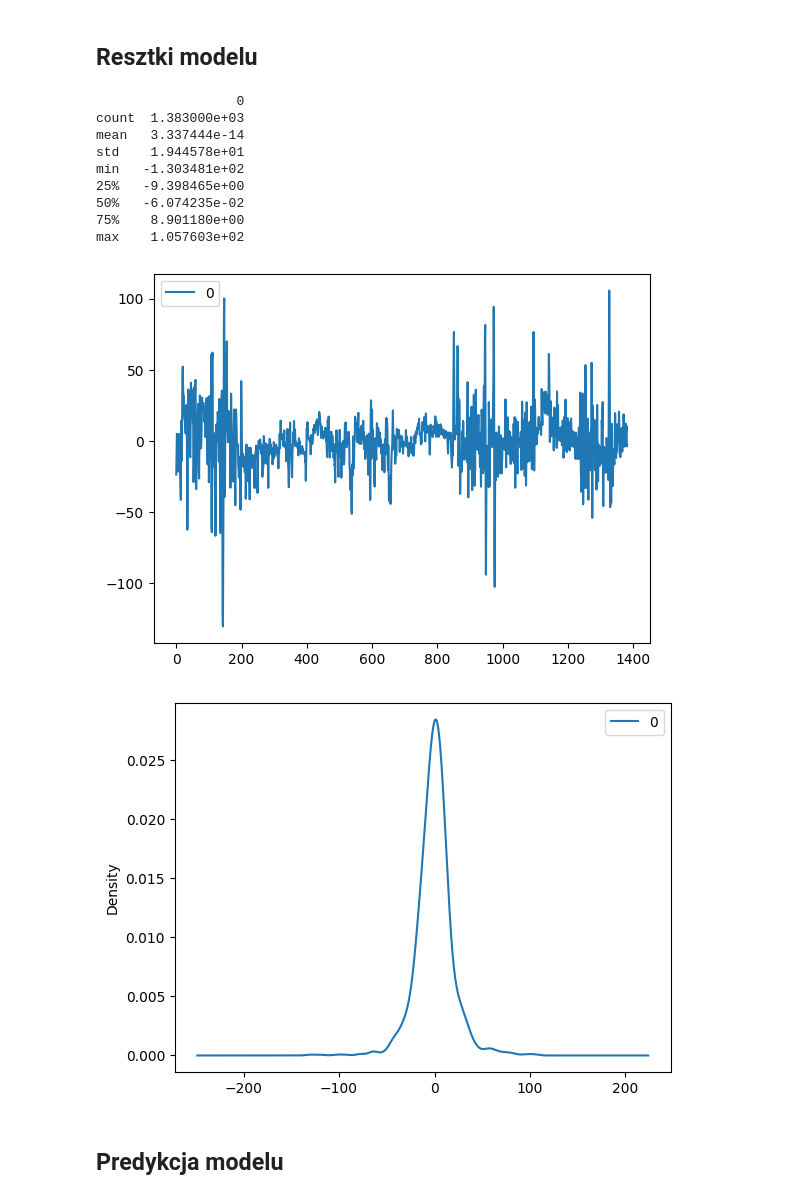
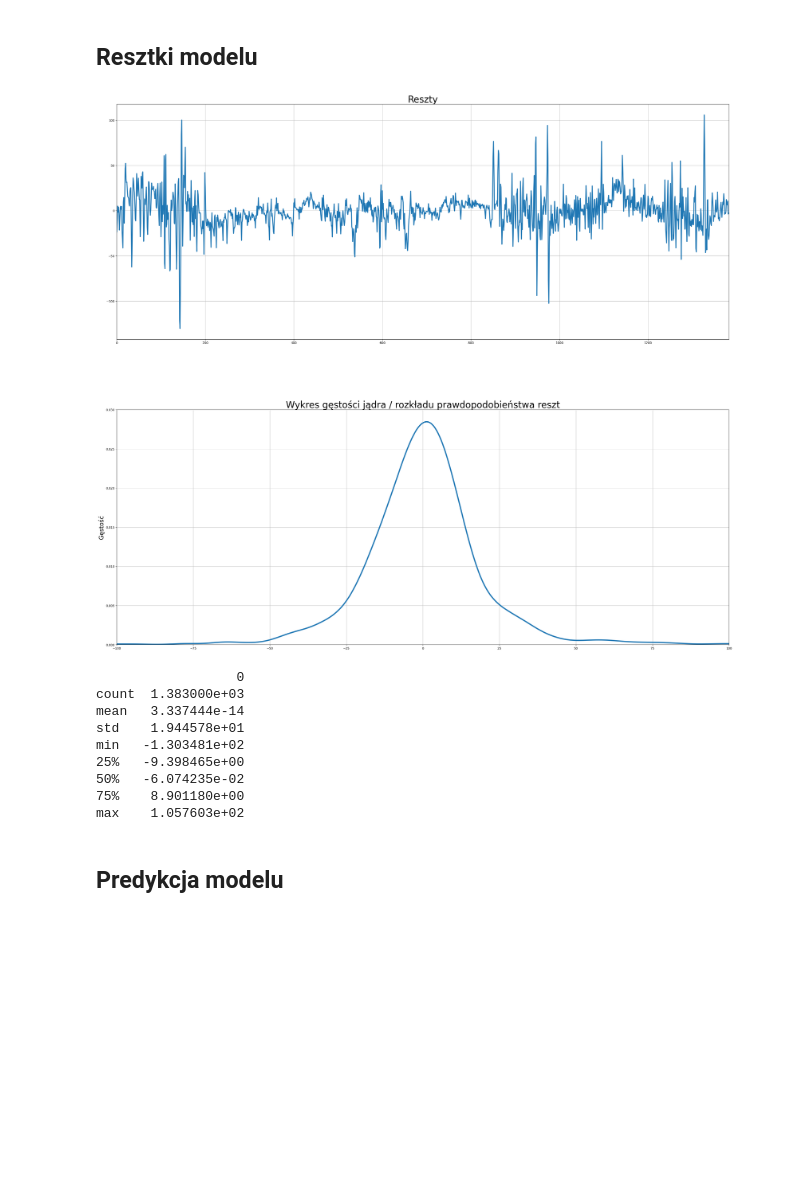
Before and after one commit to math-insight/water-level-estimation, a Jupyter notebook: src/model.ipynb, the cells around one changed output. Cells and saved outputs as stored; diff of their text form; code cells hidden in the pictures; blank space fills up the shorter version.

Commit message:
Updated pred, errors and residuals plots

```diff
--- a/src/model.ipynb
+++ b/src/model.ipynb
@@ -87,30 +87,42 @@ Notes:
 strong multicollinearity or other numerical problems.
 # %% [markdown]
 ## Resztki modelu
-# %%
-# Dataframe z resztami modelu
-residuals = pd.DataFrame(model.resid)
-
-# Wykres reszt
-residuals.plot()
-
-# Wykres gęstości jądra reszt / rozkład prawdopodobieństwa reszt
-residuals.plot(kind='kde')
-
-# Statystyki opisowe reszt
-print(residuals.describe())
-# %% [output]
-                  0
-count  1.383000e+03
-mean   3.337444e-14
-std    1.944578e+01
-min   -1.303481e+02
-25%   -9.398465e+00
-50%   -6.074235e-02
-75%    8.901180e+00
-max    1.057603e+02
-[figure, removed]
-[figure, removed]
+# %%
+# Dataframe z resztami modelu
+residuals = pd.DataFrame(model.resid)
+
+# Wykres reszt
+fig, axes = plt.subplots(figsize=(36,32), ncols=1, nrows=2, gridspec_kw={'hspace': 0.3})
+residuals.plot(ax = axes[0], linewidth=3)
+axes[0].set_xlim(0, len(residuals))
+axes[0].set_title('Reszty', fontsize=30)
+axes[0].legend().set_visible(False)
+axes[0].grid()
+
+# Wykres gęstości jądra reszt / rozkład prawdopodobieństwa reszt
+residuals.plot(kind='kde', ax=axes[1], linewidth=4)
+axes[1].set_xlim(-100, 100)
+axes[1].set_ylim(0, 0.03)
+axes[1].set_title('Wykres gęstości jądra / rozkładu prawdopodobieństwa reszt', fontsize=30)
+axes[1].set_ylabel('Gęstość', fontsize=20)
+axes[1].legend().set_visible(False)
+axes[1].grid()
+
+plt.show()
+
+# Statystyki opisowe reszt
+print(residuals.describe())
+# %% [output]
+[figure, added]
+                  0
+count  1.383000e+03
+mean   3.337444e-14
+std    1.944578e+01
+min   -1.303481e+02
+25%   -9.398465e+00
+50%   -6.074235e-02
+75%    8.901180e+00
+max    1.057603e+02
 # %% [markdown]
 ## Predykcja modelu
 # %%
```
Also changed, not shown: parts of 2 cells of this notebook.
